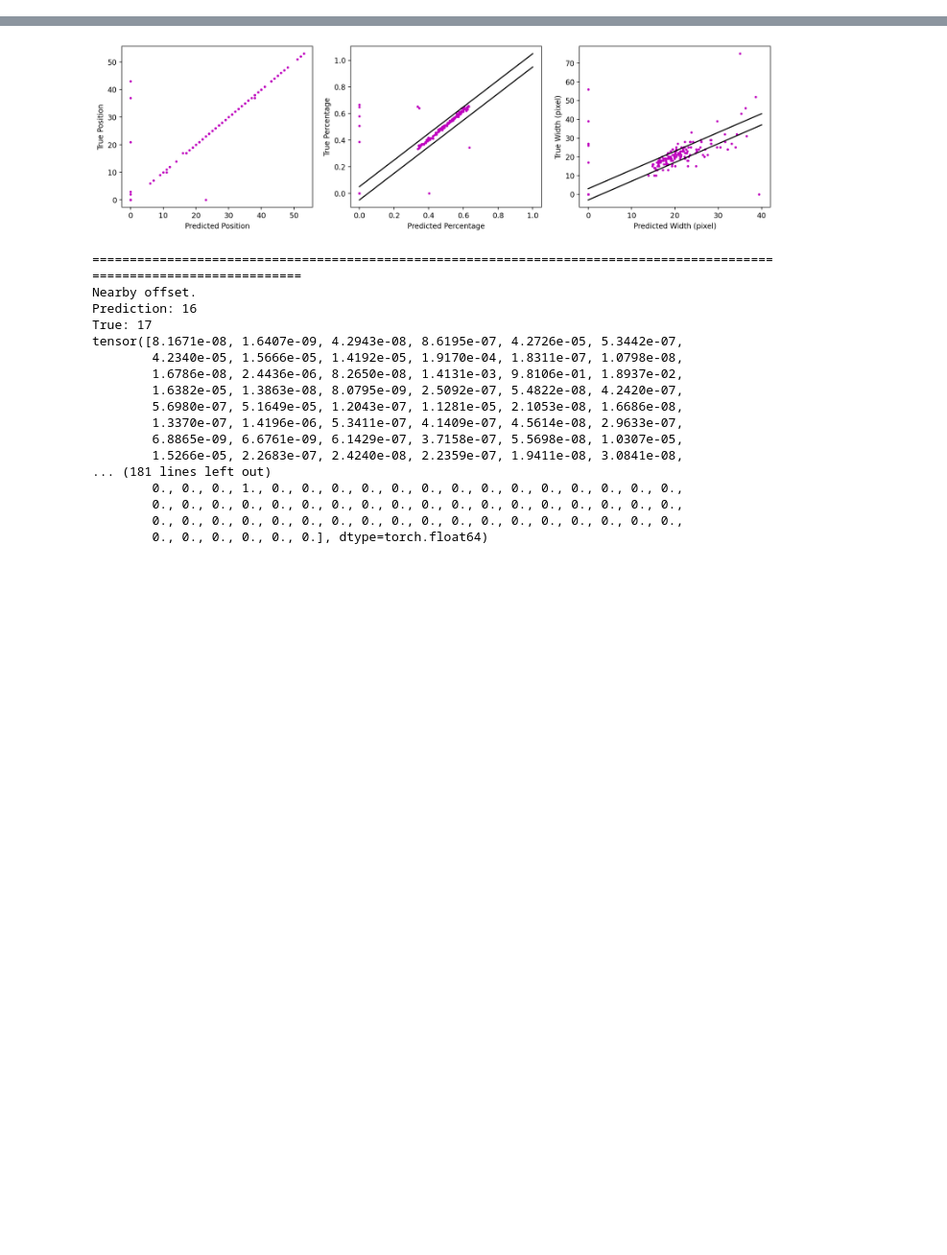
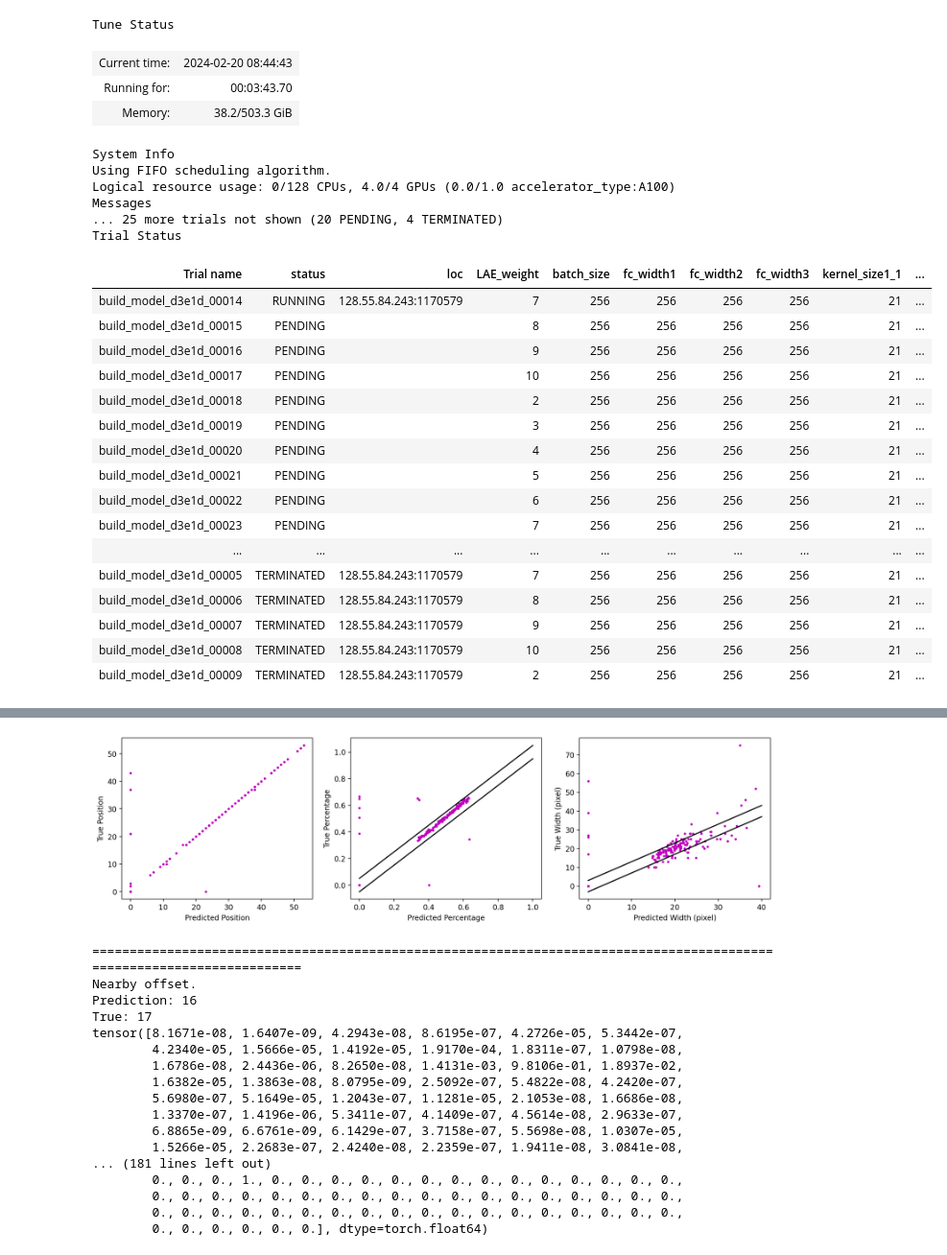
Before and after one commit to zrk-dreamer/DESI_LAE, a Jupyter notebook: All_in_one_Model_noise_included.ipynb, the cells around one changed output, grey strips where cells are left out. Shown: that part at 96% size. Drawn from its saved outputs; the diff is of its cells as text; code cells hidden in the pictures; blank space fills up the shorter version.

```diff
--- a/All_in_one_Model_noise_included.ipynb
+++ b/All_in_one_Model_noise_included.ipynb
@@ -466,7 +466,7 @@ def init_weights(m):
     if isinstance(m, nn.Linear):
         torch.nn.init.kaiming_uniform_(m.weight, nonlinearity = 'relu', mode = 'fan_in')
 # %%
-def build_model(config, x_train = x_train, y_train = y_train, x_test = x_test, y_test = y_test, ray_tune = False):
+def build_model(config, x_train = x_train, y_train = y_train, x_test = x_test, y_test = y_test, ray_tune = True):
     train_loss = []
     test_loss = []
     test_acc_1 = []
@@ -513,7 +513,7 @@ def build_model(config, x_train = x_train, y_train = y_train, x_test = x_test, y
         output3_record_train.append(output3_record)
 
         model.eval()
-        model, test_loss_iter, test_accuracy_iter, output1_record, output2_record, output3_record = test(epoch = i, model = model, criterion = criterion, test_loader = test_loader)
+        model, test_loss_iter, test_accuracy_iter, output1_record, output2_record, output3_record = test(epoch = i, model = model, criterion = criterion, test_loader = test_loader, ray_tune = ray_tune)
         test_loss.append(test_loss_iter)
         test_acc_1.append(test_accuracy_iter[0])
         test_acc_2.append(test_accuracy_iter[1])
@@ -730,40 +712,68 @@ search_space = {
     # "weight_decay": tune.grid_search([0])
 }
 
 # parser = argparse.ArgumentParser(description = "DESSI_LAE")
 # parser.add_argument(
 #     "--cuda", action = "store_true", default = False, help = "Enables GPU training"
 # )
 
 # args, _ = parser.parse_known_args()
 
 # ray.init(ignore_reinit_error = True)
 
 # sched = AsyncHyperBandScheduler()
 
 # resources_per_trial = {"gpu": 1}  # set this for GPUs
 # tuner = tune.Tuner(
 #     tune.with_resources(build_model, resources = resources_per_trial),
 #     tune_config = tune.TuneConfig(
 #         metric = "mean_accuracy",
 #         mode = "max",
 #         scheduler = sched,
 #         num_samples = 5,
 #     ),
 #     param_space = search_space
 # )
 
 # results = tuner.fit()
 
-# trainable_with_gpu = tune.with_resources(build_model, {"gpu": 4})
-# tuner = tune.Tuner(
-#     trainable_with_gpu,
-#     param_space = search_space,
-#     tune_config = tune.TuneConfig(num_samples=10)
-# )
+trainable_with_gpu = tune.with_resources(build_model, {"gpu": 4})
+tuner = tune.Tuner(
+    trainable_with_gpu,
+    param_space = search_space,
+    tune_config = tune.TuneConfig(num_samples = 5)
+)
+results = tuner.fit()
+
+# tuner = tune.Tuner(build_model, param_space = search_space, tune_config = tune.TuneConfig(num_samples = 5, scheduler = sched))
 # results = tuner.fit()
 
-# tuner = tune.Tuner(build_model, param_space = search_space, tune_config = tune.TuneConfig(num_samples = 1, scheduler = sched))
-# results = tuner.fit()
-
-analysis = tune.run(build_model, config = search_space, resources_per_trial = {"gpu": 1})
+# analysis = tune.run(build_model, config = search_space)
+# %% [output]
+Tune Status
+| Current time: | 2024-02-20 08:44:43 |
+| Running for: | 00:03:43.70 |
+| Memory: | 38.2/503.3 GiB |
+System Info
+Using FIFO scheduling algorithm.
+Logical resource usage: 0/128 CPUs, 4.0/4 GPUs (0.0/1.0 accelerator_type:A100)
+Messages
+... 25 more trials not shown (20 PENDING, 4 TERMINATED)
+Trial Status
+| Trial name | status | loc | LAE_weight | batch_size | fc_width1 | fc_width2 | fc_width3 | kernel_size1_1 | ... |
+| build_model_d3e1d_00014 | RUNNING | 128.55.84.243:1170579 | 7 | 256 | 256 | 256 | 256 | 21 | ... |
+| build_model_d3e1d_00015 | PENDING |  | 8 | 256 | 256 | 256 | 256 | 21 | ... |
+| build_model_d3e1d_00016 | PENDING |  | 9 | 256 | 256 | 256 | 256 | 21 | ... |
+| build_model_d3e1d_00017 | PENDING |  | 10 | 256 | 256 | 256 | 256 | 21 | ... |
+| build_model_d3e1d_00018 | PENDING |  | 2 | 256 | 256 | 256 | 256 | 21 | ... |
+| build_model_d3e1d_00019 | PENDING |  | 3 | 256 | 256 | 256 | 256 | 21 | ... |
+| build_model_d3e1d_00020 | PENDING |  | 4 | 256 | 256 | 256 | 256 | 21 | ... |
+| build_model_d3e1d_00021 | PENDING |  | 5 | 256 | 256 | 256 | 256 | 21 | ... |
+| build_model_d3e1d_00022 | PENDING |  | 6 | 256 | 256 | 256 | 256 | 21 | ... |
+| build_model_d3e1d_00023 | PENDING |  | 7 | 256 | 256 | 256 | 256 | 21 | ... |
+| ... | ... | ... | ... | ... | ... | ... | ... | ... | ... |
+| build_model_d3e1d_00005 | TERMINATED | 128.55.84.243:1170579 | 7 | 256 | 256 | 256 | 256 | 21 | ... |
+| build_model_d3e1d_00006 | TERMINATED | 128.55.84.243:1170579 | 8 | 256 | 256 | 256 | 256 | 21 | ... |
+| build_model_d3e1d_00007 | TERMINATED | 128.55.84.243:1170579 | 9 | 256 | 256 | 256 | 256 | 21 | ... |
+| build_model_d3e1d_00008 | TERMINATED | 128.55.84.243:1170579 | 10 | 256 | 256 | 256 | 256 | 21 | ... |
+| build_model_d3e1d_00009 | TERMINATED | 128.55.84.243:1170579 | 2 | 256 | 256 | 256 | 256 | 21 | ... |
```
Also changed, not shown: parts of 4 cells of this notebook.
